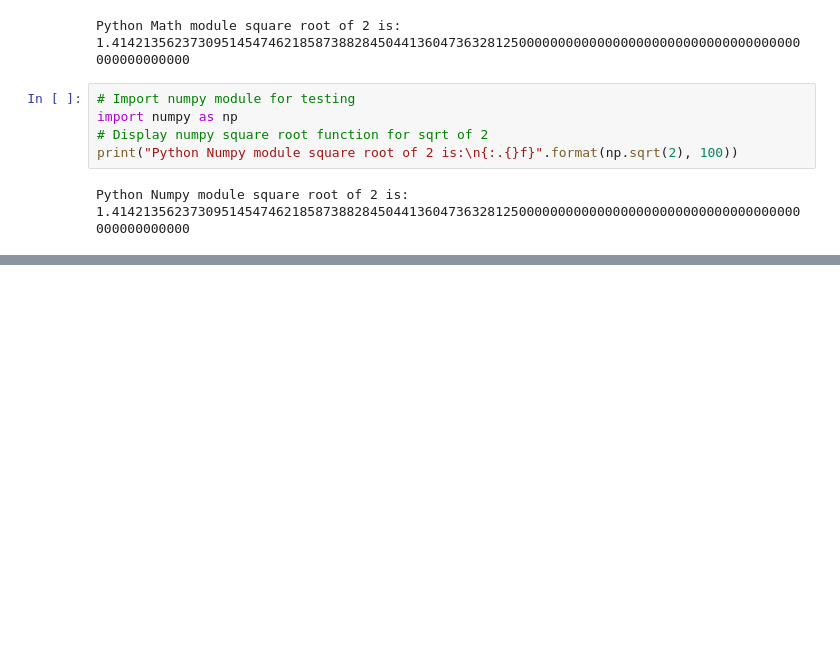
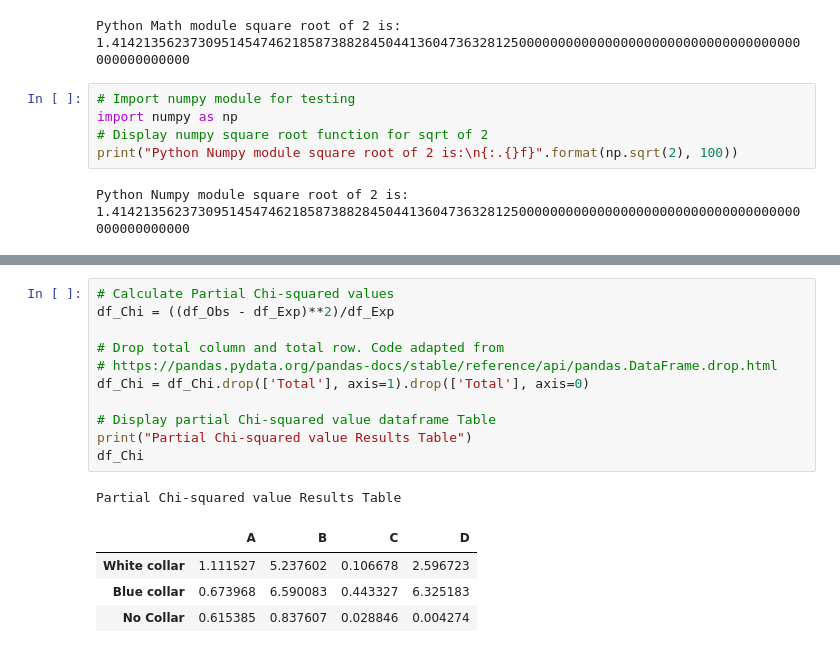
Before and after one commit to markcot/MachLearnTasks, a Jupyter notebook: Tasks.ipynb, the cells around one changed output, grey strips where cells are left out. Saved outputs shown, nothing was run; the diff lists cells and outputs as text; blank space fills up the shorter version.

```diff
--- a/Tasks.ipynb
+++ b/Tasks.ipynb
@@ -396,0 +501,17 @@ The Digit by Digit method can be used to calculate $\sqrt{2}$ to a much higher d
+# %%
+# Calculate Partial Chi-squared values
+df_Chi = ((df_Obs - df_Exp)**2)/df_Exp
+
+# Drop total column and total row. Code adapted from
+# https://pandas.pydata.org/pandas-docs/stable/reference/api/pandas.DataFrame.drop.html
+df_Chi = df_Chi.drop(['Total'], axis=1).drop(['Total'], axis=0)
+
+# Display partial Chi-squared value dataframe Table
+print("Partial Chi-squared value Results Table")
+df_Chi
+# %% [output]
+Partial Chi-squared value Results Table
+|  | A | B | C | D |
+| White collar | 1.111527 | 5.237602 | 0.106678 | 2.596723 |
+| Blue collar | 0.673968 | 6.590083 | 0.443327 | 6.325183 |
+| No Collar | 0.615385 | 0.837607 | 0.028846 | 0.004274 |
```
Also changed, not shown: parts of 13 cells of this notebook, 1 other file.
